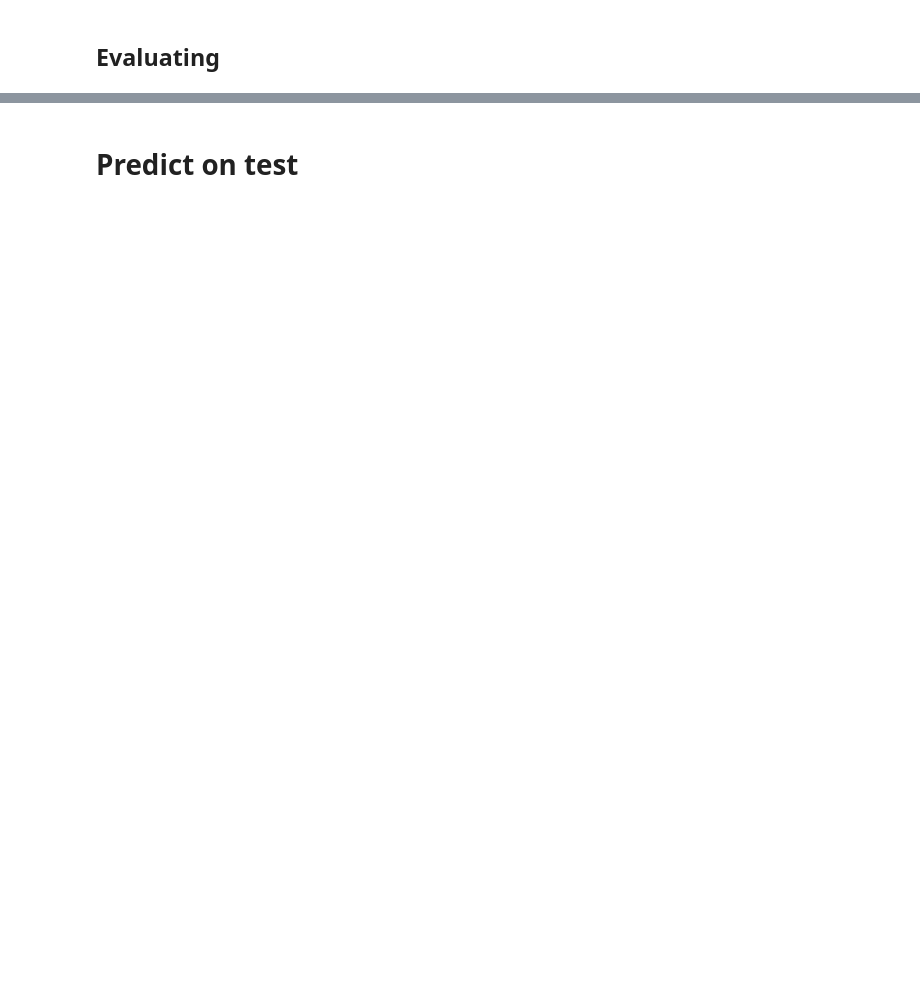
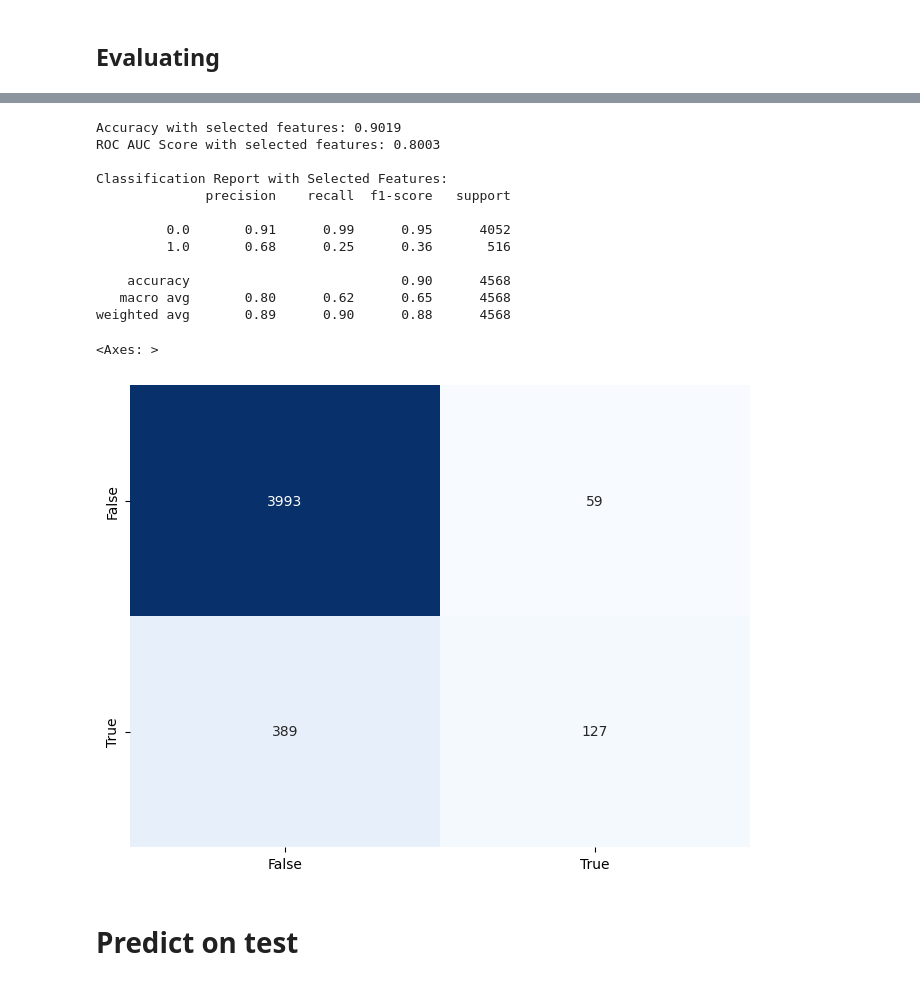
Before and after one commit to 6n6j6m/Data-Quest-Challenge-DSI, a Jupyter notebook: main.ipynb, the cells around one changed output, grey strips where cells are left out. Saved outputs shown, nothing was run; the diff lists cells and outputs as text; code cells hidden in the pictures; blank space fills up the shorter version.

```diff
--- a/main.ipynb
+++ b/main.ipynb
@@ -665,0 +638,16 @@ Confusion Matrix:
+# %%
+# Feature selection using RFE
+selector = RFE(estimator=model2, step=1)
+selector = selector.fit(X_train_scaled, y_train)
+
+# Get the ranking of features
+ranking = selector.ranking_
+# Create a DataFrame to hold feature names and their rankings
+feature_ranking = pd.DataFrame({'Feature': X_train_scaled.columns, 'Ranking': ranking})
+# Sort the DataFrame by ranking
+feature_ranking = feature_ranking.sort_values(by='Ranking')
+# Display the top 20 features
+print("\nTop 20 features based on RFE ranking:")
+print(feature_ranking)
+# Get the selected features
+selected_features = X_train_scaled.columns[selector.support_]
@@ -666,3 +672,36 @@ Confusion Matrix:
+# %%
+model2_selected = CatBoostClassifier(eval_metric='AUC', random_seed=42, verbose=0)
+model2_selected.fit(X_train_scaled[selected_features], y_train, eval_set=(X_val_scaled[selected_features], y_val))
+# Make predictions with the selected features
+y_pred_selected = model2_selected.predict(X_val_scaled[selected_features])
+
+# Evaluate the model with selected features
+accuracy_selected = accuracy_score(y_val, y_pred_selected)
+roc_auc_selected = roc_auc_score(y_val, model2_selected.predict_proba(X_val_scaled[selected_features])[:,1])
+print(f"Accuracy with selected features: {accuracy_selected:.4f}")
+print(f"ROC AUC Score with selected features: {roc_auc_selected:.4f}")
+# Classification report with selected features
+print("\nClassification Report with Selected Features:")
+print(classification_report(y_val, y_pred_selected))
+# Confusion matrix with selected features
+cm_selected = confusion_matrix(y_val, y_pred_selected)
+plt.figure(figsize=(8, 6))
+sns.heatmap(cm_selected, annot=True, fmt='d', cmap='Blues', cbar=False, xticklabels=['False', 'True'], yticklabels=['False', 'True'])
+# %% [output]
+Accuracy with selected features: 0.9019
+ROC AUC Score with selected features: 0.8003
+
+Classification Report with Selected Features:
+              precision    recall  f1-score   support
+
+         0.0       0.91      0.99      0.95      4052
+         1.0       0.68      0.25      0.36       516
+
+    accuracy                           0.90      4568
+   macro avg       0.80      0.62      0.65      4568
+weighted avg       0.89      0.90      0.88      4568
+<Axes: >
+[figure, added]
 # %% [markdown]
 # Predict on test
 # %%
```
Also changed, not shown: parts of 17 cells of this notebook, 7 other files.
